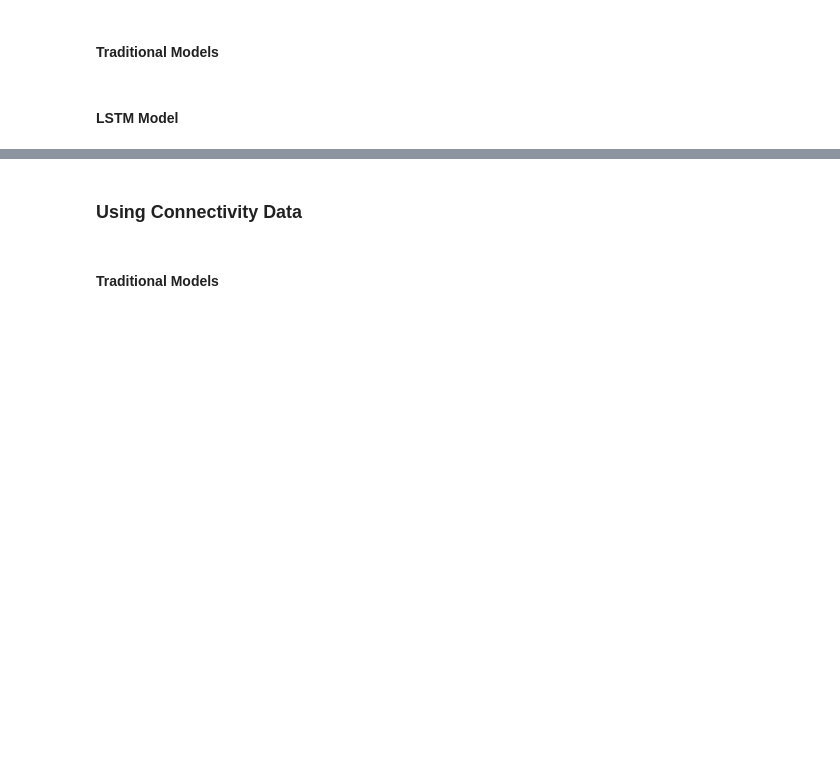
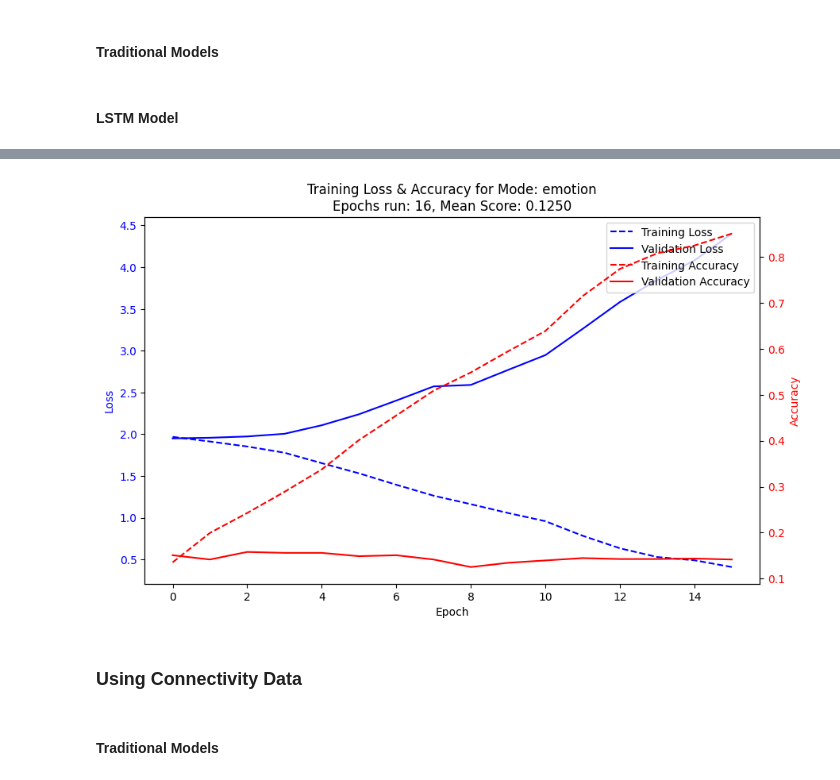
Before and after one commit to DylPickle13/fNIRS_Emotions, a Jupyter notebook: all_datasets processing.ipynb, the cells around one changed output, grey strips where cells are left out. Drawn from its saved outputs; the diff is of its cells as text; code cells hidden in the pictures; blank space fills up the shorter version.

Commit message:
updated classifiers, added model plots, added behavioural responses, moveed some functions to nirs_functions.py

```diff
--- a/all_datasets processing.ipynb
+++ b/all_datasets processing.ipynb
@@ -2011,10 +2279,10 @@ if run_traditional_raw_within_decoding:
 # %%
 if run_traditional_con_within_decoding:
     models_to_run = [
-        RandomForestClassifier(n_estimators=100, random_state=42, n_jobs=n_jobs),
-        LogisticRegression(C=0.5, random_state=42, n_jobs=n_jobs),
+        RandomForestClassifier(random_state=42, n_jobs=n_jobs),
+        LogisticRegression(random_state=42, n_jobs=n_jobs),
         LGBMClassifier(random_state=42, n_jobs=n_jobs),
-        KNeighborsClassifier(n_neighbors=15, n_jobs=n_jobs),
+        KNeighborsClassifier(n_jobs=n_jobs),
         MLPClassifier(random_state=42, verbose=False),
         QuadraticDiscriminantAnalysis(),
         LinearDiscriminantAnalysis(),
@@ -2081,10 +2349,10 @@ if run_traditional_con_within_decoding:
 # %%
 if run_traditional_raw_across_decoding:
     models_to_run = [
-        RandomForestClassifier(n_estimators=100, random_state=42, n_jobs=n_jobs),
-        LogisticRegression(C=0.5, random_state=42, n_jobs=n_jobs),
+        RandomForestClassifier(random_state=42, n_jobs=n_jobs),
+        LogisticRegression(random_state=42, n_jobs=n_jobs),
         LGBMClassifier(random_state=42, n_jobs=n_jobs),
-        KNeighborsClassifier(n_neighbors=15, n_jobs=n_jobs),
+        KNeighborsClassifier(n_jobs=n_jobs),
         MLPClassifier(random_state=42, verbose=False),
         QuadraticDiscriminantAnalysis(),
         LinearDiscriminantAnalysis(),
@@ -2100,14 +2368,14 @@ if run_traditional_raw_across_decoding:
             for i, raw_haemo in enumerate(raw_haemo_good_recordings, 1):
 
                 # Relabel the annotations
-                epochs = relabel_annotations(raw_haemo.copy(), mode=mode)[conditions_list[mode]]
+                ind_epochs = relabel_annotations(raw_haemo.copy(), mode=mode)[conditions_list[mode]]
 
                 # Select the channel
-                epochs = pick_channels(epochs, channel_type)
+                ind_epochs = pick_channels(ind_epochs, channel_type)
 
                 # Get the data (shape: n_epochs x n_channels x n_times) and labels
-                X = epochs.get_data(copy=False)
-                y = epochs.events[:, 2]
+                X = ind_epochs.get_data(copy=False)
+                y = ind_epochs.events[:, 2]
 
                 X_list.append(X)
                 y_list.append(y)
@@ -2146,6 +2414,9 @@ if run_traditional_raw_across_decoding:
 # %% [markdown]
 #### LSTM Model
 # %%
+modes = ['emotion']
+raw_haemos = load_data('raw_haemos') if len(raw_haemos) == 0 else raw_haemos
+
 if run_dl_raw_across_decoding:
 
     logo = LeaveOneGroupOut()
@@ -2153,17 +2424,17 @@ if run_dl_raw_across_decoding:
     model_score = {mode: None for mode in modes}
     for mode in modes:
         X_list, y_list, groups_list = [], [], []
-        for i, raw_haemo in enumerate(raw_haemo_good_recordings, 1):
+        for i, raw_haemo in enumerate(raw_haemos, 1):
             # Relabel the annotations
-            epochs = relabel_annotations(raw_haemo.copy(), mode=mode)[conditions_list[mode]]
+            ind_epochs = relabel_annotations(raw_haemo.copy(), mode=mode)[conditions_list[mode]]
 
             # Select the channel(s)
-            epochs = pick_channels(epochs, channel_type)
+            ind_epochs = pick_channels(ind_epochs, channel_type)
 
             # Get the data and labels:
             # X shape: (n_epochs, n_channels, n_times)
-            X = epochs.get_data()
-            y = epochs.events[:, 2]
+            X = ind_epochs.get_data()
+            y = ind_epochs.events[:, 2]
 
             X_list.append(X)
             y_list.append(y)
@@ -2187,7 +2458,11 @@ if run_dl_raw_across_decoding:
         # Flatten epochs and time for scaling, then reshape back.
         X_reshaped = X.reshape(-1, X.shape[-1])
         X_reshaped = StandardScaler().fit_transform(X_reshaped)
+
+        # Reshape back to 3D
         X = X_reshaped.reshape(X.shape)
+
+        print(X.shape)
 
         # Leave-One-Group-Out Cross Validation:
         fold_scores = []
@@ -2195,17 +2470,15 @@ if run_dl_raw_across_decoding:
             X_train, X_test = X[train_idx], X[test_idx]
             y_train, y_test = y[train_idx], y[test_idx]
 
-            # Define a new model for the current fold
+            # Define a CNN model for the current fold
             model = tf.keras.Sequential([
-                tf.keras.layers.Input(shape=(X_train.shape[1], X_train.shape[2])),
-                tf.keras.layers.LSTM(128, return_sequences=True, dropout=0.2, recurrent_dropout=0.2),
-                tf.keras.layers.LSTM(64, return_sequences=False, dropout=0.2, recurrent_dropout=0.2),
-                tf.keras.layers.Dense(128, activation='relu'),
-                tf.keras.layers.Dropout(0.3),
-                tf.keras.layers.Dense(64, activation='relu'),
-                tf.keras.layers.Dropout(0.3),
-                tf.keras.layers.Dense(len(np.unique(y)), activation='softmax')
-            ])
+            tf.keras.layers.Input(shape=(X_train.shape[1], X_train.shape[2])),
+            tf.keras.layers.Bidirectional(tf.keras.layers.LSTM(64, return_sequences=True)),
+            tf.keras.layers.Bidirectional(tf.keras.layers.LSTM(128)),
+            tf.keras.layers.Dense(64, activation='relu'),
+            tf.keras.layers.Dropout(0.5),
+            tf.keras.layers.Dense(len(np.unique(y)), activation='softmax')
+        ])
 
             model.compile(
                 optimizer='adam',
@@ -2218,25 +2491,28 @@ if run_dl_raw_across_decoding:
                 X_train,
                 y_train,
                 epochs=100,
-                batch_size=16,
+                batch_size=32,
                 validation_split=0.2,
                 callbacks=[
-                    tf.keras.callbacks.EarlyStopping(monitor='val_loss', patience=10, restore_best_weights=True),
+                    tf.keras.callbacks.EarlyStopping(monitor='val_loss', patience=15, restore_best_weights=True),
                     tf.keras.callbacks.ReduceLROnPlateau(monitor='val_loss', factor=0.5)
                 ],
-                verbose=0
+                verbose=1
             )
 
             # Evaluate on the test fold (the left-out group)
             score = model.evaluate(X_test, y_test, verbose=0)
-            fold_scores.append(100 * score[1])
+            plot_history(history, mode, score[1])
+            break
+    #         fold_scores.append(100 * score[1])
 
-        # Return a dictionary with each score, and the mean score
-        model_score[mode] = {
-            'logo_scores': fold_scores,
-            'mean_score': np.mean(fold_scores)
-        }
+    #     # Return a dictionary with each score, and the mean score
+    #     model_score[mode] = {
+    #         'logo_scores': fold_scores,
+    #         'mean_score': np.mean(fold_scores)
+    #     }
 
-    # Save the model scores to disk
-    with open(f'processed_data/models/raw_across_scores/{model.__class__.__name__}_scores.json', 'w') as f:
-        json.dump(model_score, f)
+    # # Save the model scores to disk
+    # with open(f'processed_data/models/raw_across_scores/{model.__class__.__name__}_scores.json', 'w') as f:
+    #     json.dump(model_score, f)
+# %% [output]
@@ -2243,3 +2536,4 @@ if run_dl_raw_across_decoding:
+[figure, added]
 # %% [markdown]
 ### Using Connectivity Data
 # %% [markdown]
```
Also changed, not shown: parts of 35 cells of this notebook, 19 other files.
